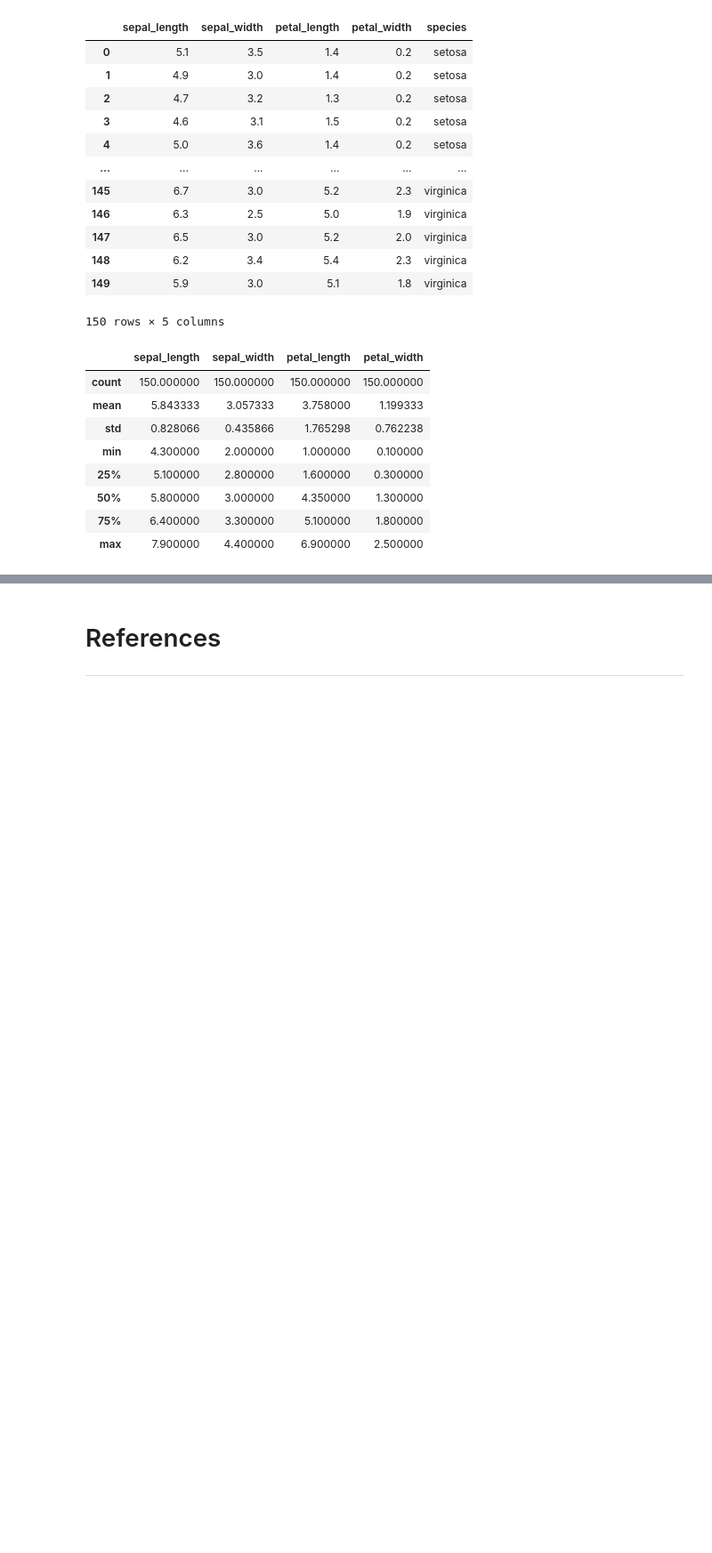
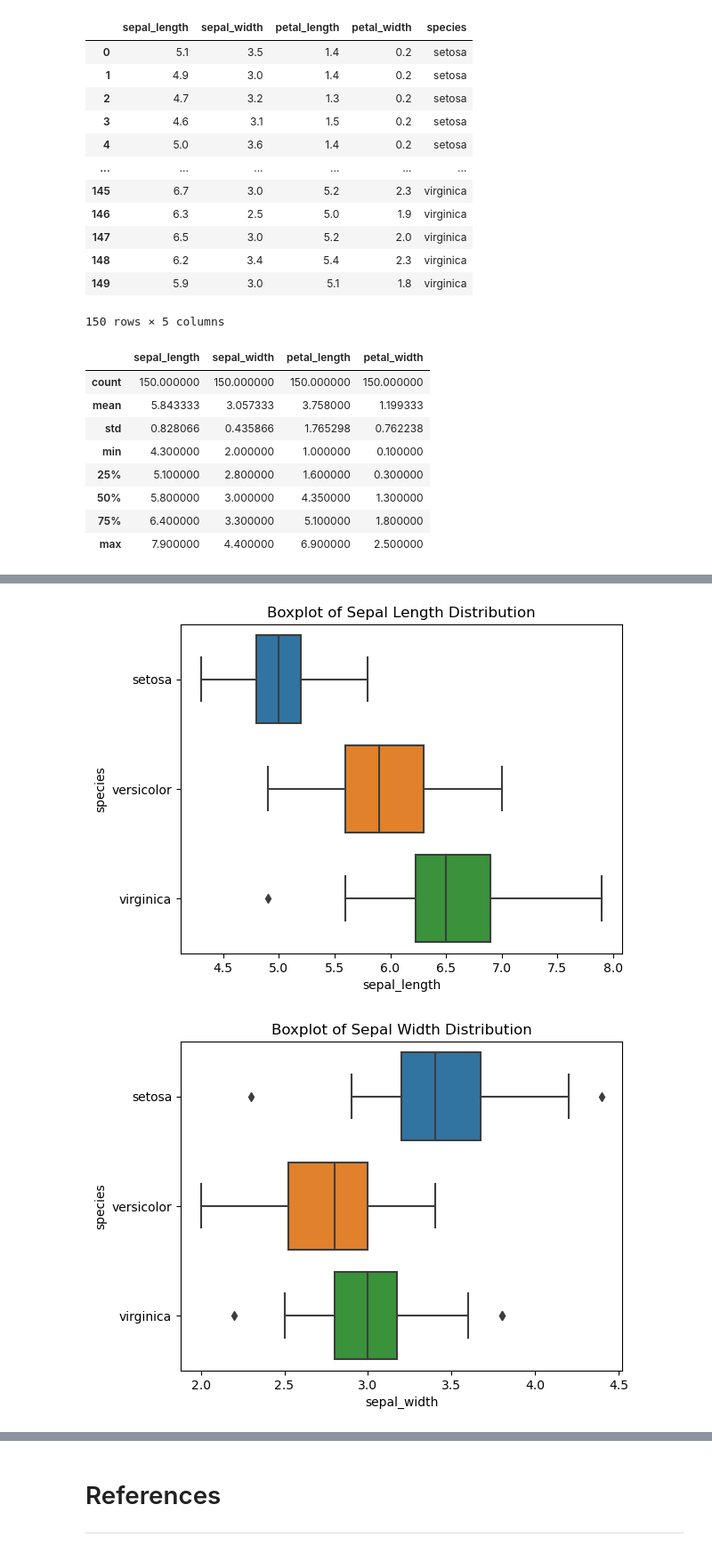
Before and after one commit to Sxnds01/pands-project2, a Jupyter notebook: analysis.ipynb, the cells around one changed output, grey strips where cells are left out. Shown: that part at 89% size. Cells and saved outputs as stored; diff of their text form; code cells hidden in the pictures; blank space fills up the shorter version.

```diff
--- a/analysis.ipynb
+++ b/analysis.ipynb
@@ -55,0 +120,19 @@ df.describe()
+# %%
+g = sns.boxplot(y='species', x='sepal_length', data=df)
+plt.title('Boxplot of Sepal Length Distribution')
+plt.show()
+
+g = sns.boxplot(y='species', x='sepal_width', data=df)
+plt.title('Boxplot of Sepal Width Distribution')
+plt.show()
+
+g = sns.boxplot(y='species', x='petal_length', data=df)
+plt.title('Boxplot of Petal Length Distribution')
+plt.show()
+
+g = sns.boxplot(y='species', x='petal_width', data=df)
+plt.title('Boxplot of Petal Width Distribution')
+plt.show()
+# %% [output]
+[figure, added]
+[figure, added]
```
Also changed, not shown: parts of 5 cells of this notebook.
